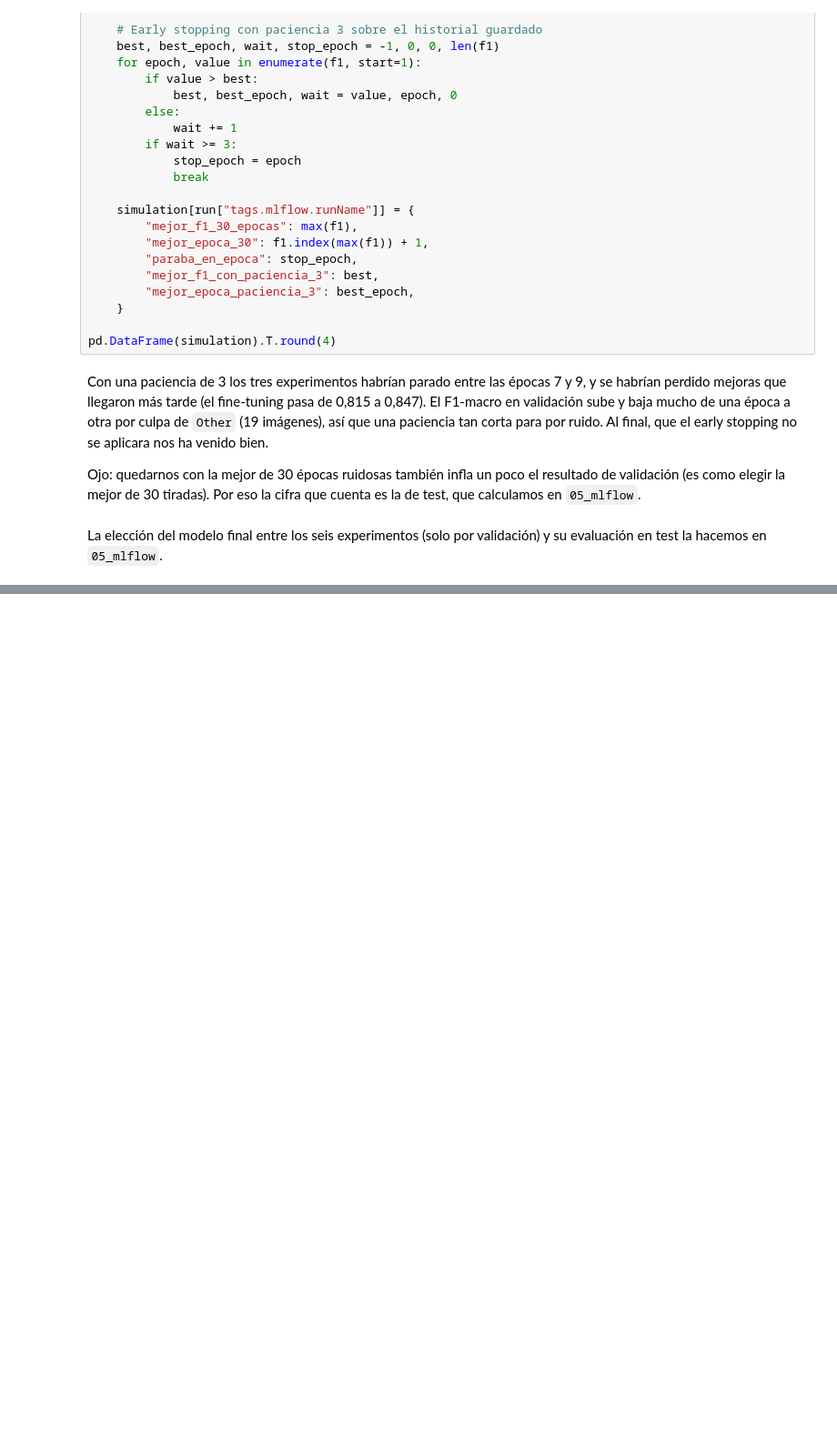
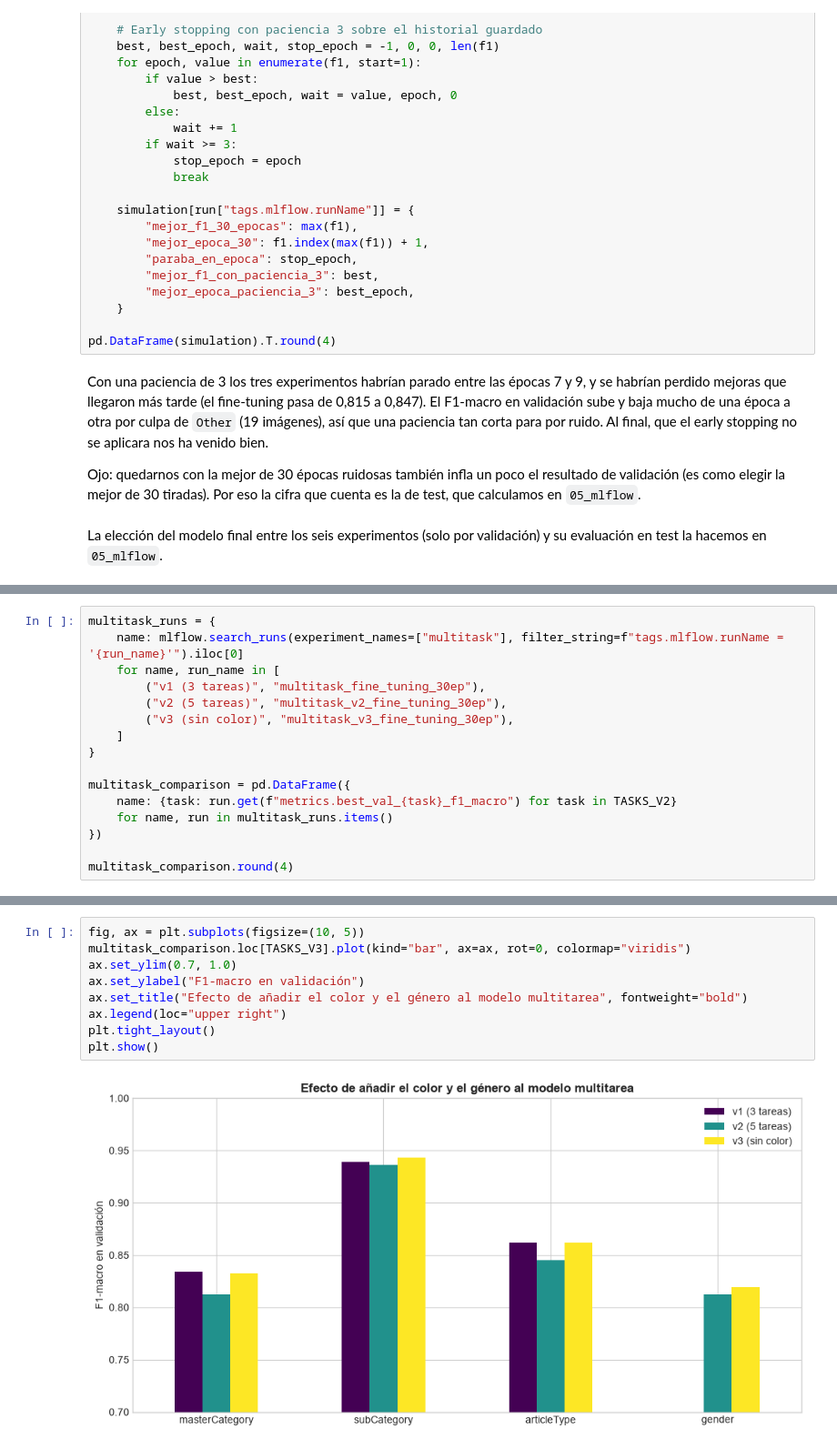
Before and after one commit to larayc/tfm-mlops-fashion, a Jupyter notebook: notebooks/04_modeling.ipynb, the cells around one changed output, grey strips where cells are left out. Shown at 91% size. Cells and saved outputs as stored; diff of their text form; blank space fills up the shorter version.

```diff
--- a/notebooks/04_modeling.ipynb
+++ b/notebooks/04_modeling.ipynb
@@ -544,0 +1046,16 @@ La elección del modelo final entre los seis experimentos (solo por validación)
+# %%
+multitask_runs = {
+    name: mlflow.search_runs(experiment_names=["multitask"], filter_string=f"tags.mlflow.runName = '{run_name}'").iloc[0]
+    for name, run_name in [
+        ("v1 (3 tareas)", "multitask_fine_tuning_30ep"),
+        ("v2 (5 tareas)", "multitask_v2_fine_tuning_30ep"),
+        ("v3 (sin color)", "multitask_v3_fine_tuning_30ep"),
+    ]
+}
+
+multitask_comparison = pd.DataFrame({
+    name: {task: run.get(f"metrics.best_val_{task}_f1_macro") for task in TASKS_V2}
+    for name, run in multitask_runs.items()
+})
+
+multitask_comparison.round(4)
@@ -544,0 +1069,11 @@ La elección del modelo final entre los seis experimentos (solo por validación)
+# %%
+fig, ax = plt.subplots(figsize=(10, 5))
+multitask_comparison.loc[TASKS_V3].plot(kind="bar", ax=ax, rot=0, colormap="viridis")
+ax.set_ylim(0.7, 1.0)
+ax.set_ylabel("F1-macro en validación")
+ax.set_title("Efecto de añadir el color y el género al modelo multitarea", fontweight="bold")
+ax.legend(loc="upper right")
+plt.tight_layout()
+plt.show()
+# %% [output]
+[figure, added]
```
Also changed, not shown: parts of 43 cells of this notebook.
